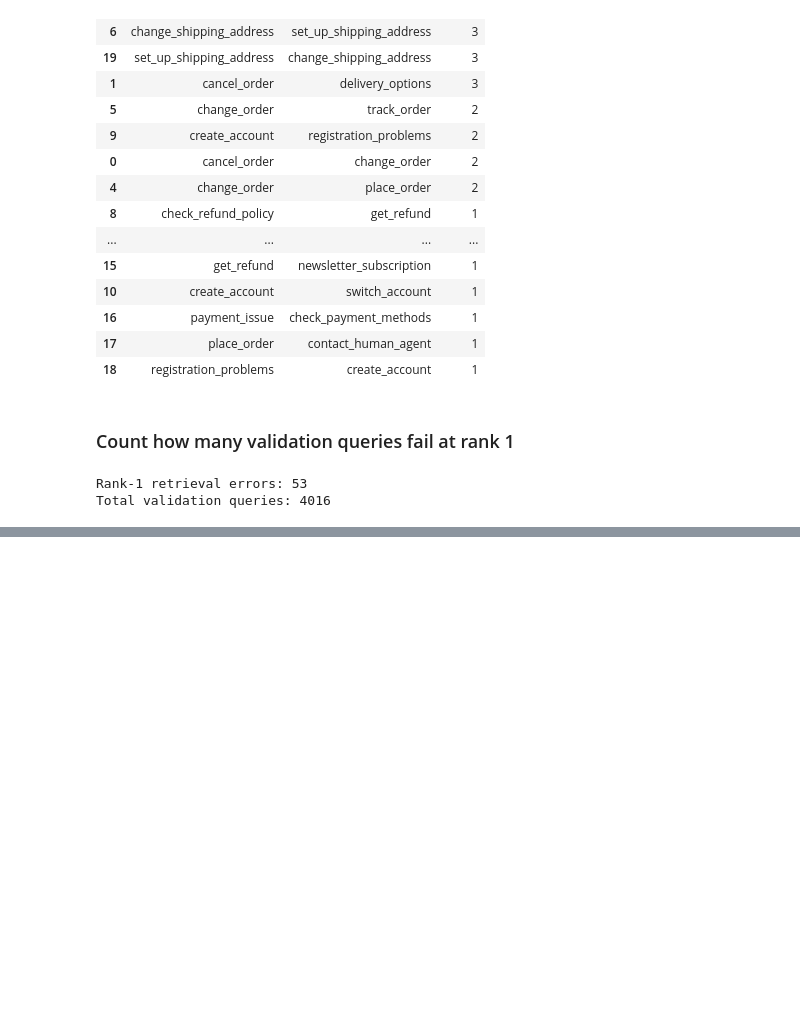
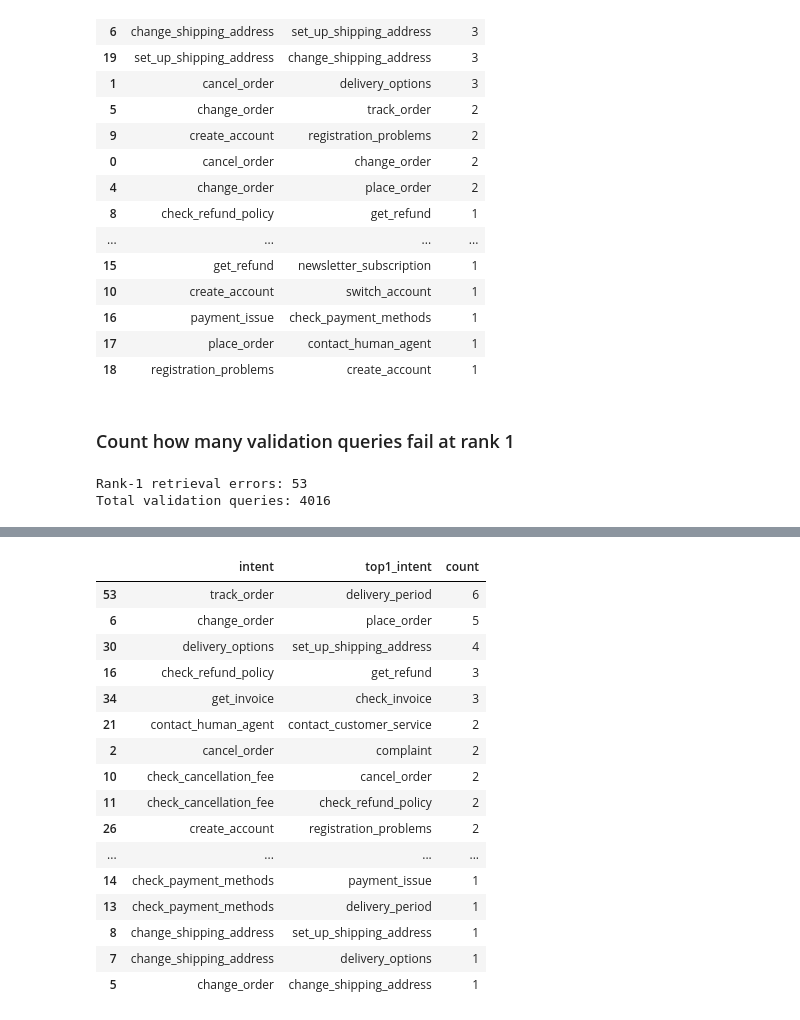
Before and after one commit to ribhupramanik/ResolveAI, a Jupyter notebook: notebooks/05_semantic_retrieval.ipynb, the cells around one changed output, grey strips where cells are left out. Saved outputs shown, nothing was run; the diff lists cells and outputs as text; code cells hidden in the pictures; blank space fills up the shorter version.

```diff
--- a/notebooks/05_semantic_retrieval.ipynb
+++ b/notebooks/05_semantic_retrieval.ipynb
@@ -700,0 +813,46 @@ Total validation queries: 4016
+# %%
+challenge_top1_errors = (
+    challenge_retrieval_results[
+        challenge_retrieval_results[
+            "hit@1"
+        ] == 0
+    ]
+)
+
+challenge_retrieval_confusions = (
+    challenge_top1_errors
+    .groupby(
+        [
+            "intent",
+            "top1_intent"
+        ]
+    )
+    .size()
+    .reset_index(
+        name="count"
+    )
+    .sort_values(
+        "count",
+        ascending=False
+    )
+)
+
+challenge_retrieval_confusions.head(20)
+# %% [output]
+|  | intent | top1_intent | count |
+| 53 | track_order | delivery_period | 6 |
+| 6 | change_order | place_order | 5 |
+| 30 | delivery_options | set_up_shipping_address | 4 |
+| 16 | check_refund_policy | get_refund | 3 |
+| 34 | get_invoice | check_invoice | 3 |
+| 21 | contact_human_agent | contact_customer_service | 2 |
+| 2 | cancel_order | complaint | 2 |
+| 10 | check_cancellation_fee | cancel_order | 2 |
+| 11 | check_cancellation_fee | check_refund_policy | 2 |
+| 26 | create_account | registration_problems | 2 |
+| ... | ... | ... | ... |
+| 14 | check_payment_methods | payment_issue | 1 |
+| 13 | check_payment_methods | delivery_period | 1 |
+| 8 | change_shipping_address | set_up_shipping_address | 1 |
+| 7 | change_shipping_address | delivery_options | 1 |
+| 5 | change_order | change_shipping_address | 1 |
```
Also changed, not shown: parts of 7 cells of this notebook.
